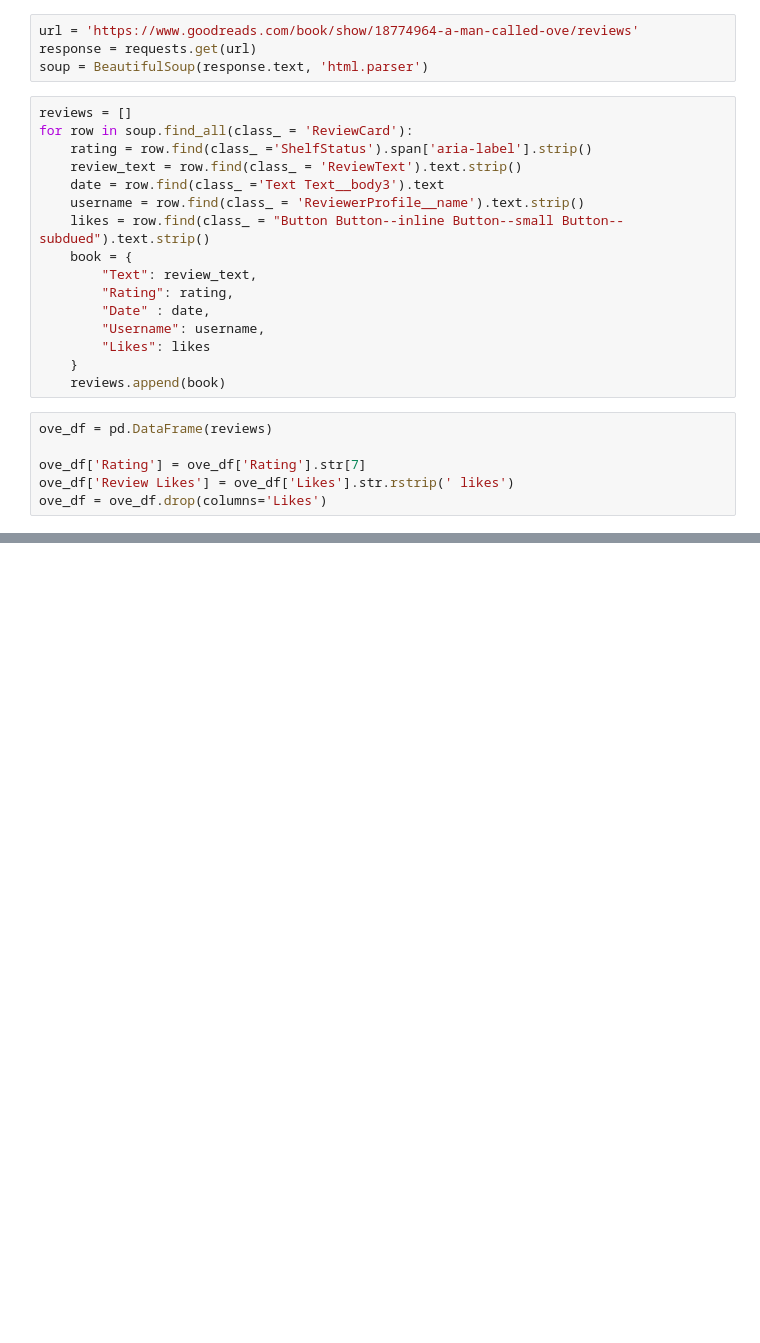
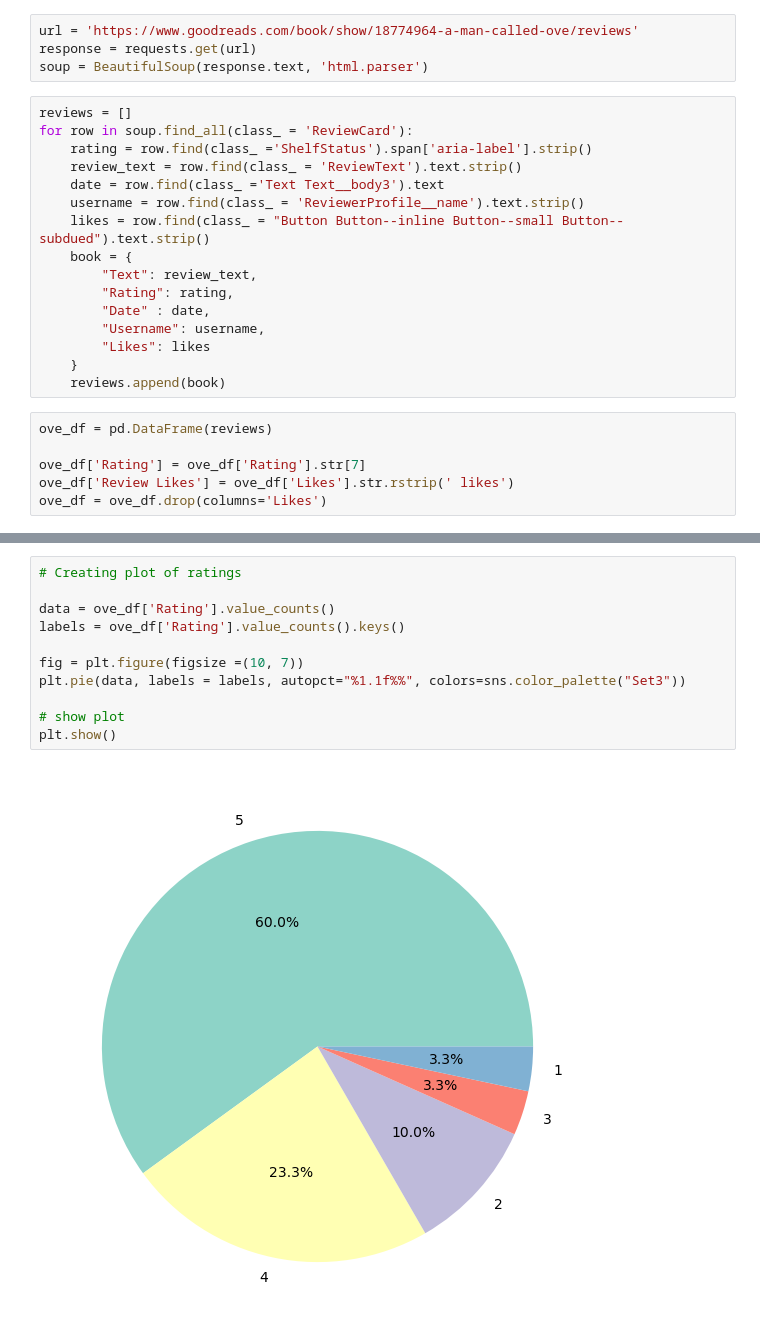
Before and after one commit to karinasaunders/Reviews-Data, a Jupyter notebook: a-man-called-ove-goodreads-reviews.ipynb, the cells around one changed output, grey strips where cells are left out. Drawn from its saved outputs; the diff is of its cells as text; blank space fills up the shorter version.

```diff
--- a/a-man-called-ove-goodreads-reviews.ipynb
+++ b/a-man-called-ove-goodreads-reviews.ipynb
@@ -53,3 +55,16 @@ display(ove_df)
 | 27 | A subtle retrospective of a fasci... | 5 | April 19, 2020 | Mario the lone bookwolf | 245 |
 | 28 | This definitely isn't my usual ty... | 4 | November 13, 2016 | Candace | 233 |
 | 29 | OMG! I love this book! I have lau... | 5 | February 21, 2019 | Melissa ♥ Dog/Wolf Lover ♥ Martin | 230 |
+# %%
+# Creating plot of ratings
+
+data = ove_df['Rating'].value_counts()
+labels = ove_df['Rating'].value_counts().keys()
+
+fig = plt.figure(figsize =(10, 7))
+plt.pie(data, labels = labels, autopct="%1.1f%%", colors=sns.color_palette("Set3"))
+
+# show plot
+plt.show()
+# %% [output]
+[figure, added]
```
Also changed, not shown: parts of 2 cells of this notebook.
